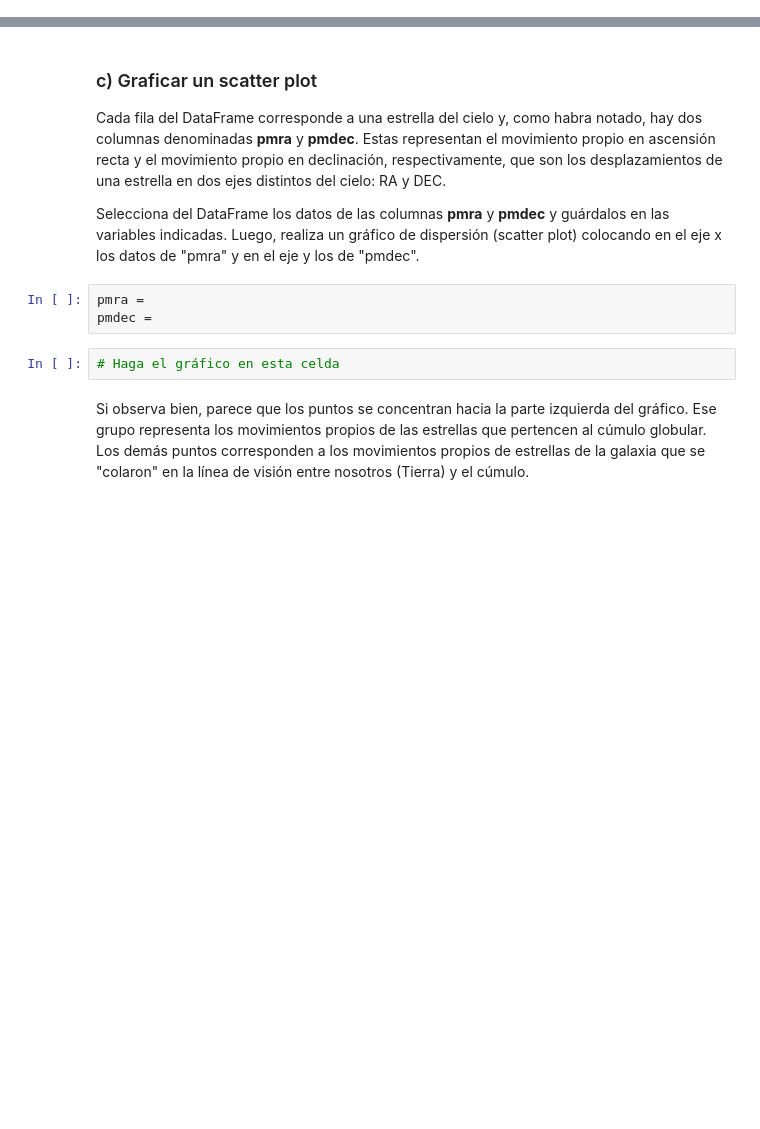
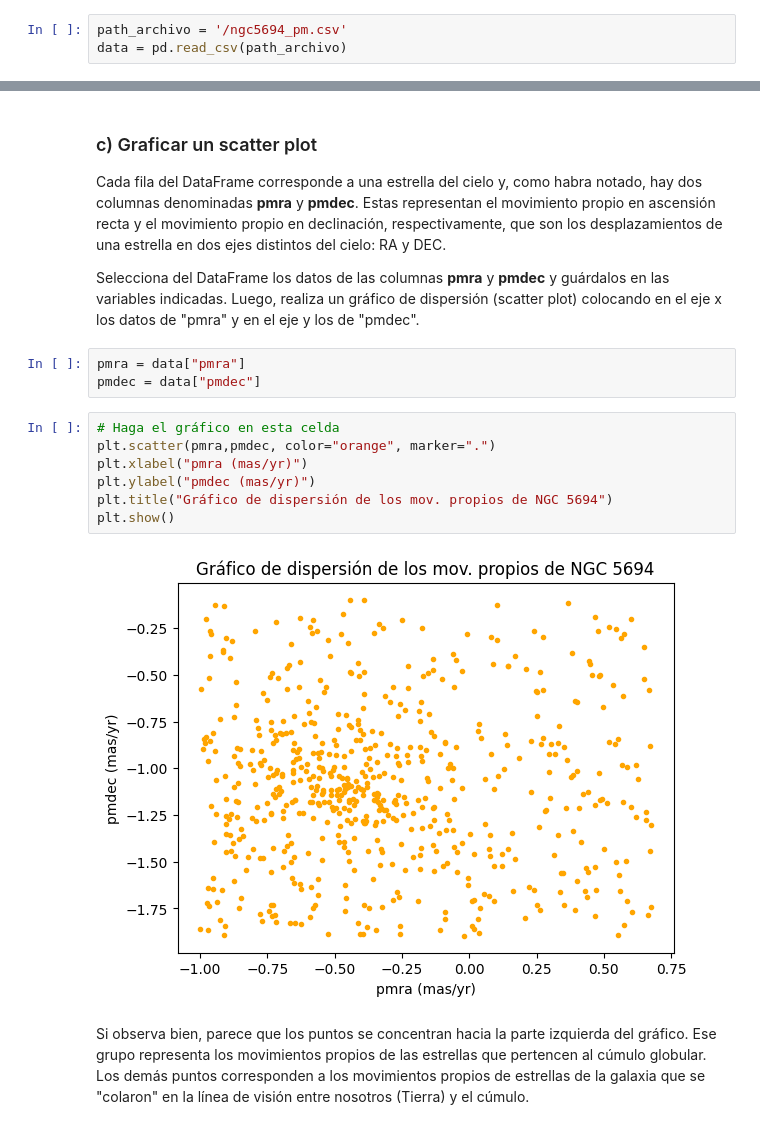
Before and after one commit to Xavier204/Tarea-2, a Jupyter notebook: Tarea2.ipynb, the cells around one changed output, grey strips where cells are left out. Drawn from its saved outputs; the diff is of its cells as text; blank space fills up the shorter version.

```diff
--- a/Tarea2.ipynb
+++ b/Tarea2.ipynb
@@ -50,3 +51,6 @@ path_archivo = ''
+# %%
+path_archivo = '/ngc5694_pm.csv'
+data = pd.read_csv(path_archivo)
 # %% [markdown]
 ### b) Explorar el DataFrame
 Explore las columnas del archivo y muestre el DataFrame
@@ -60,10 +79,17 @@ Cada fila del DataFrame corresponde a una estrella del cielo y, como habra notad
 
 Selecciona del DataFrame los datos de las columnas **pmra** y **pmdec** y guárdalos en las variables indicadas. Luego, realiza un gráfico de dispersión (scatter plot) colocando en el eje x los datos de "pmra" y en el eje y los de "pmdec".
 # %%
-pmra =
-pmdec =
+pmra = data["pmra"]
+pmdec = data["pmdec"]
-# %%
-# Haga el gráfico en esta celda
+# %%
+# Haga el gráfico en esta celda
+plt.scatter(pmra,pmdec, color="orange", marker=".")
+plt.xlabel("pmra (mas/yr)")
+plt.ylabel("pmdec (mas/yr)")
+plt.title("Gráfico de dispersión de los mov. propios de NGC 5694")
+plt.show()
+# %% [output]
+[figure, added]
 # %% [markdown]
 Si observa bien, parece que los puntos se concentran hacia la parte izquierda del gráfico. Ese grupo representa los movimientos propios de las estrellas que pertencen al cúmulo globular. Los demás puntos corresponden a los movimientos propios de estrellas de la galaxia que se "colaron" en la línea de visión entre nosotros (Tierra) y el cúmulo.
 # %% [markdown]
```
Also changed, not shown: parts of 12 cells of this notebook.
